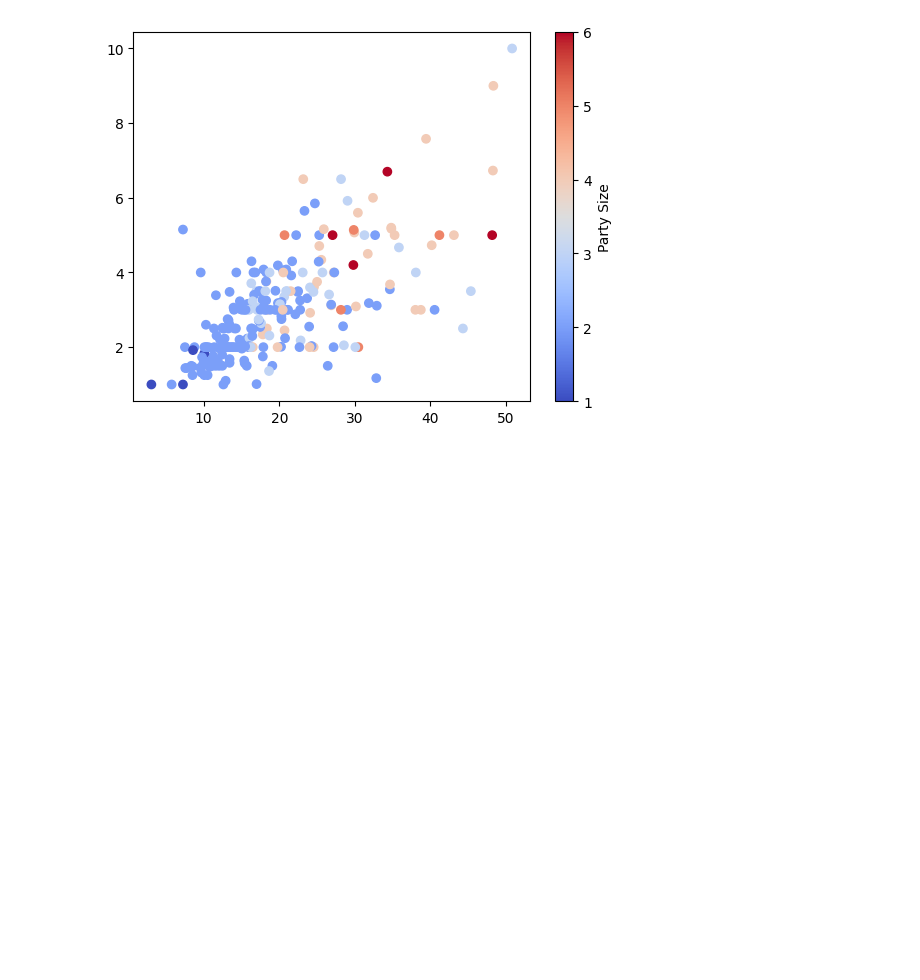
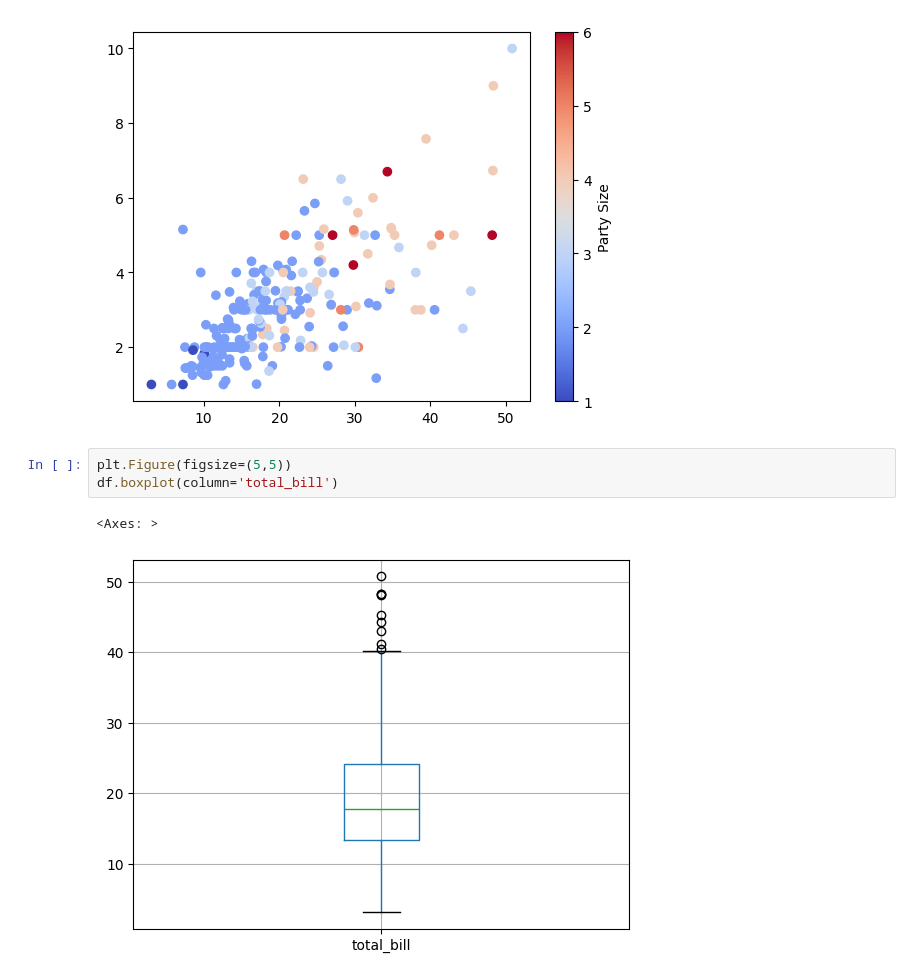
Before and after one commit to MuskanParmar-mp/python_lib, a Jupyter notebook: matplot1.ipynb, the cells around one changed output. Drawn from its saved outputs; the diff is of its cells as text; blank space fills up the shorter version.

```diff
--- a/matplot1.ipynb
+++ b/matplot1.ipynb
@@ -153,3 +155,9 @@ cbar = plt.colorbar(scatter)
 cbar.set_label("Party Size")
 # %% [output]
 [figure]
+# %%
+plt.Figure(figsize=(5,5))
+df.boxplot(column='total_bill')
+# %% [output]
+<Axes: >
+[figure, added]
```
Also changed, not shown: parts of 10 cells of this notebook, 3 other files.
